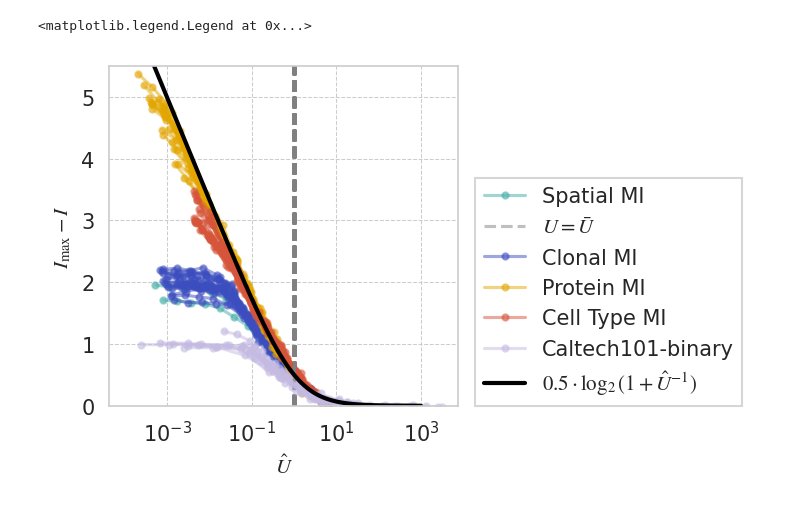
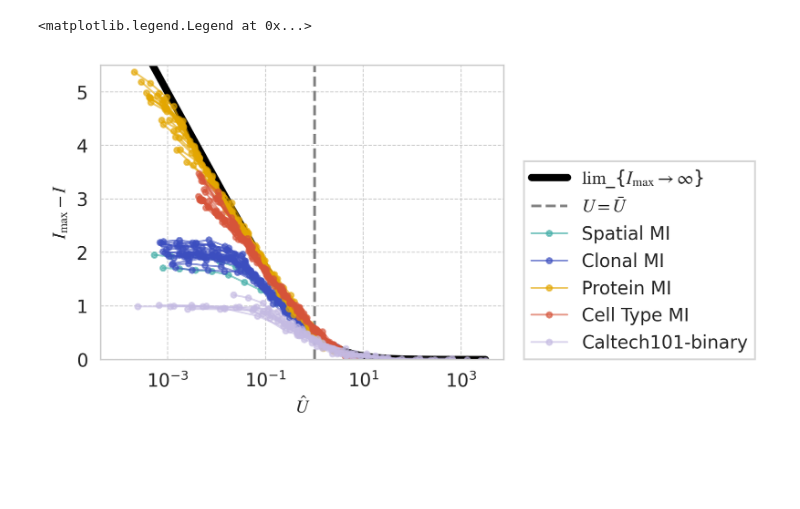
Before and after one commit to ggdna/scScaling, a Jupyter notebook: analysis/universal_curve.ipynb, the cells around one changed output. Drawn from its saved outputs; the diff is of its cells as text; code cells hidden in the pictures; blank space fills up the shorter version.

```diff
--- a/analysis/universal_curve.ipynb
+++ b/analysis/universal_curve.ipynb
@@ -33,10 +33,21 @@ df_resolution = pd.read_csv('../results/Caltech101_Resolution.csv', index_col=0)
 classes = sorted(df_gaussian[df_gaussian['N instances of label'] > 100]['Class label'].unique())
 class_names = ['Faces1', 'Faces2', 'Motorbikes', 'Airplanes', 'Watches', 'All']
 # %%
-fig, axs = plt.subplots(1, 1, sharey=True, figsize=(3, 3))
+fig, axs = plt.subplots(1, 1, sharey=True, figsize=(4, 3), dpi=300)
 dfs = [merf_df, larry_df, cite_df, cite_df]
 metrics = ['Spatial neighborhood MI', 'Clonal MI', 'Protein MI', 'Cell type fine MI']
 names = ['Spatial MI', 'Clonal MI', 'Protein MI', 'Cell Type MI']
+
+lw = 1
+alpha = 0.6
+ms = 3
+
+xs = np.logspace(-4, 3.5, 100)
+ys = 0.5*np.log2(1 + 1/xs)
+axs.plot(xs, ys, color='black', linestyle='-', alpha=1, lw=4,
+         label=r'$\lim$_{$I_{\max} \to \infty$}')
+
+axs.plot([1, 1], [0, 5.5], color='grey', linestyle='--', alpha=1, label=r'$U = \bar{U}$')
 
 for df, metric, name in zip(dfs, metrics, names):
     for cell_number in df['Cell number'].unique():
@@ -66,9 +77,9 @@ for df, metric, name in zip(dfs, metrics, names):
                     I_max = 0.5 * np.log2(result.params['B'].value/result.params['A'].value)
 
                     axs.plot(x_data / x_bar, I_max-ydata, color=pretty_palette[names.index(name)], marker='o',
-                            alpha=0.5, markersize=3, label=name)
+                            alpha=alpha, markersize=ms, label=name, lw=lw)
 
-                    axs.plot([1, 1], [0, 5.5], color='grey', linestyle='--', alpha=0.5, label=r'$U = \bar{U}$')
+
 
 df = df_resolution
 
@@ -98,9 +109,8 @@ for i, x in enumerate(classes[:-1]):
             I_max = 0.5 * np.log2(result.params['B'].value/result.params['A'].value)
 
             axs.plot(x_data / x_bar, I_max-y_data, color=c6[0], marker='o',
-                    alpha=0.5, markersize=3, label='Caltech101-binary')
+                    alpha=alpha, markersize=ms, label='Caltech101-binary', lw=lw)
 
-            axs.plot([1, 1], [0, 5.5], color='grey', linestyle='--', alpha=0.5, label=r'$U = \bar{U}$')
 
 df = df_gaussian
 
@@ -116,36 +126,33 @@ for i, x in enumerate(classes[:-1]):
     params['B'].min = 0
 
     # fit model
     result = model.fit(y_data, params, x=x_data)
 
     if result.params['A'].stderr is not None and result.params['B'].stderr is not None:
 
         if result.params['A'].stderr < result.params['A'].value and result.params['B'].stderr < result.params['B'].value:
 
 
             x_bar = 1/result.params['A'].value
 
             x_hat = x_data / x_bar
 
             I_max = 0.5 * np.log2(result.params['B'].value/result.params['A'].value)
 
             axs.plot(x_data / x_bar, I_max-y_data, color=c6[0], marker='o',
-                    alpha=0.5, markersize=3, label='Caltech101-binary')
+                    alpha=alpha, markersize=ms, label='Caltech101-binary', lw=lw)
 
 
-xs = np.logspace(-4, 3, 100)
-ys = 0.5*np.log2(1 + 1/xs)
-axs.plot(xs, ys, color='black', linestyle='-', alpha=1, lw=2,
-         label=r'$0.5 \cdot \log_2(1 + \hat{U}^{-1})$')
+
 
 
 plt.xscale('log')
 plt.ylabel(r'$I_{\max} - I$',)
 plt.xlabel(r'$\hat{U}$')
 plt.ylim(0, 5.5)
 handles, labels = plt.gca().get_legend_handles_labels()
 by_label = dict(zip(labels, handles))
 plt.legend(by_label.values(), by_label.keys(), loc=(1.05, 0.0))
 # %% [output]
 <matplotlib.legend.Legend at 0x...>
-[figure, old version]
+[figure, new version]
```
Also changed, not shown: 1 other file.
